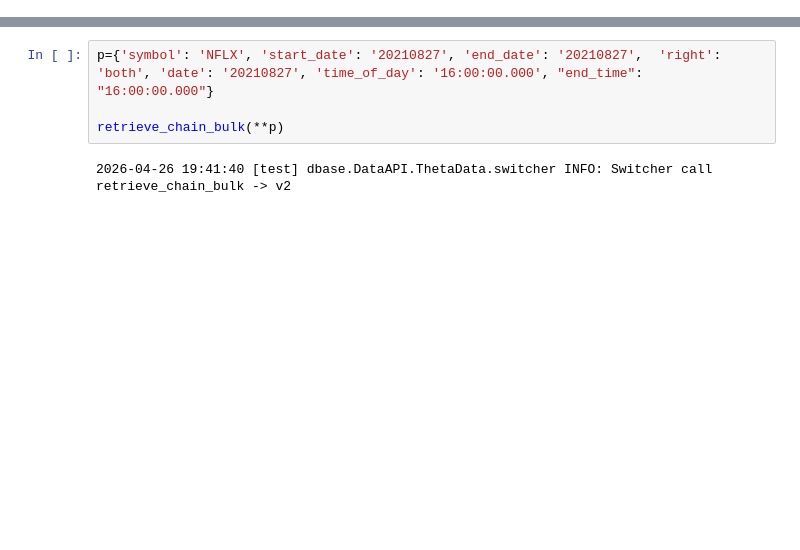
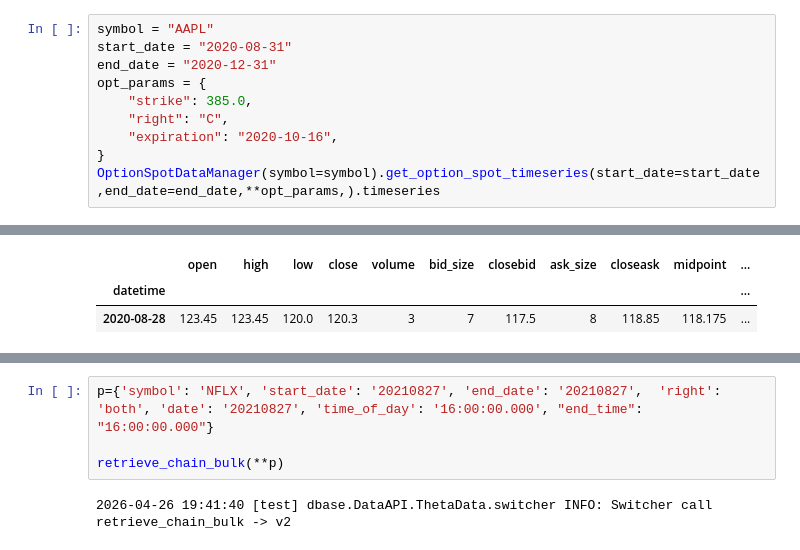
Before and after one commit to Zino-ctrlZ/FinanceDatabase, a Jupyter notebook: dbase/DataAPI/ThetaData/patches/tests.ipynb, the cells around one changed output, grey strips where cells are left out. Drawn from its saved outputs; the diff is of its cells as text; blank space fills up the shorter version.

```diff
--- a/dbase/DataAPI/ThetaData/patches/tests.ipynb
+++ b/dbase/DataAPI/ThetaData/patches/tests.ipynb
@@ -13,0 +215,11 @@ Registering patch for list_dates with function _remove_incorrect_date_for_option
+# %%
+symbol = "AAPL"
+start_date = "2020-08-31"
+end_date = "2020-12-31"
+opt_params = {
+    "strike": 385.0,
+    "right": "C",
+    "expiration": "2020-10-16",
+}
+OptionSpotDataManager(symbol=symbol).get_option_spot_timeseries(start_date=start_date,end_date=end_date,**opt_params,).timeseries
+# %% [output]
@@ -13,0 +233,3 @@ Registering patch for list_dates with function _remove_incorrect_date_for_option
+|  | open | high | low | close | volume | bid_size | closebid | ask_size | closeask | midpoint | ... |
+| datetime |  |  |  |  |  |  |  |  |  |  | ... |
+| 2020-08-28 | 123.45 | 123.45 | 120.0 | 120.3 | 3 | 7 | 117.5 | 8 | 118.85 | 118.175 | ... |
```
Also changed, not shown: parts of 20 cells of this notebook.
